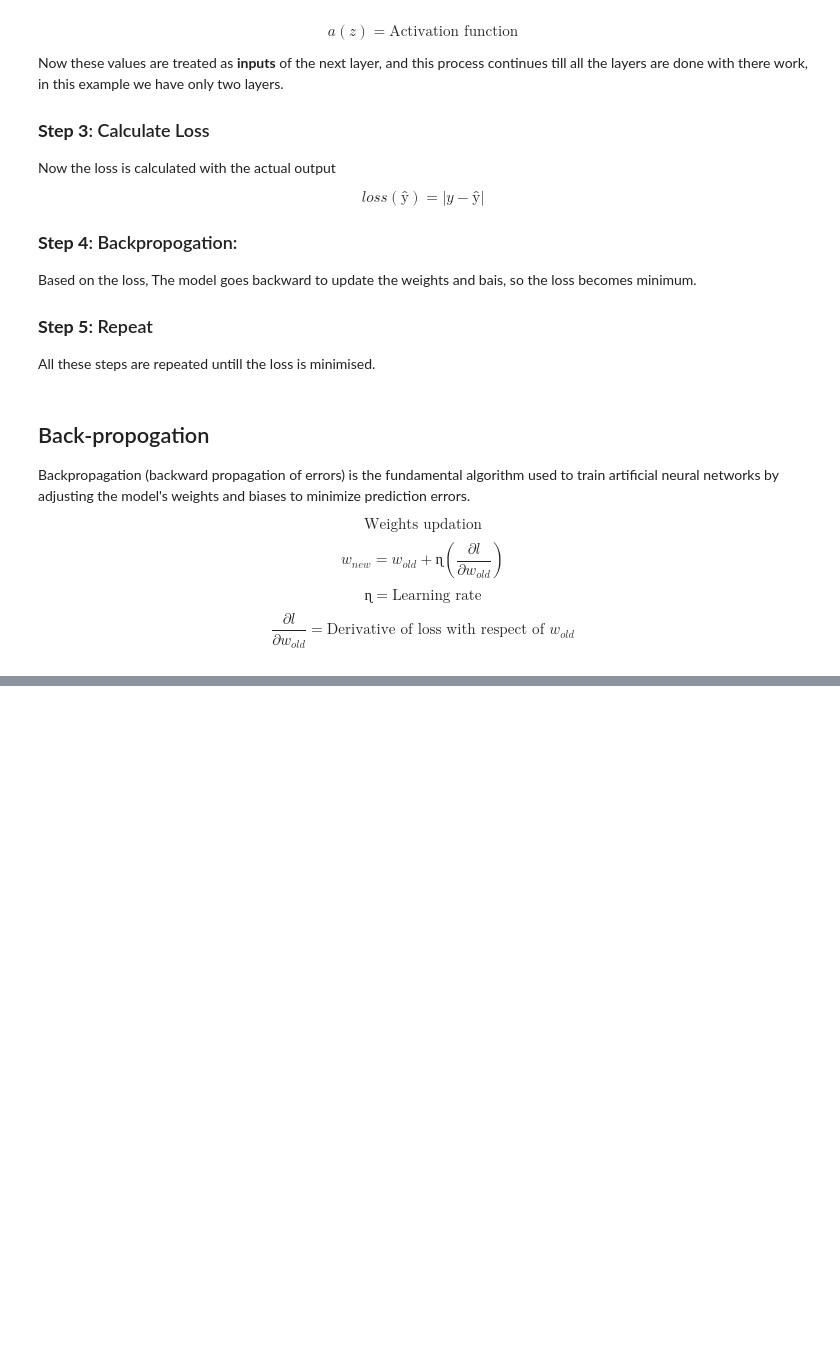
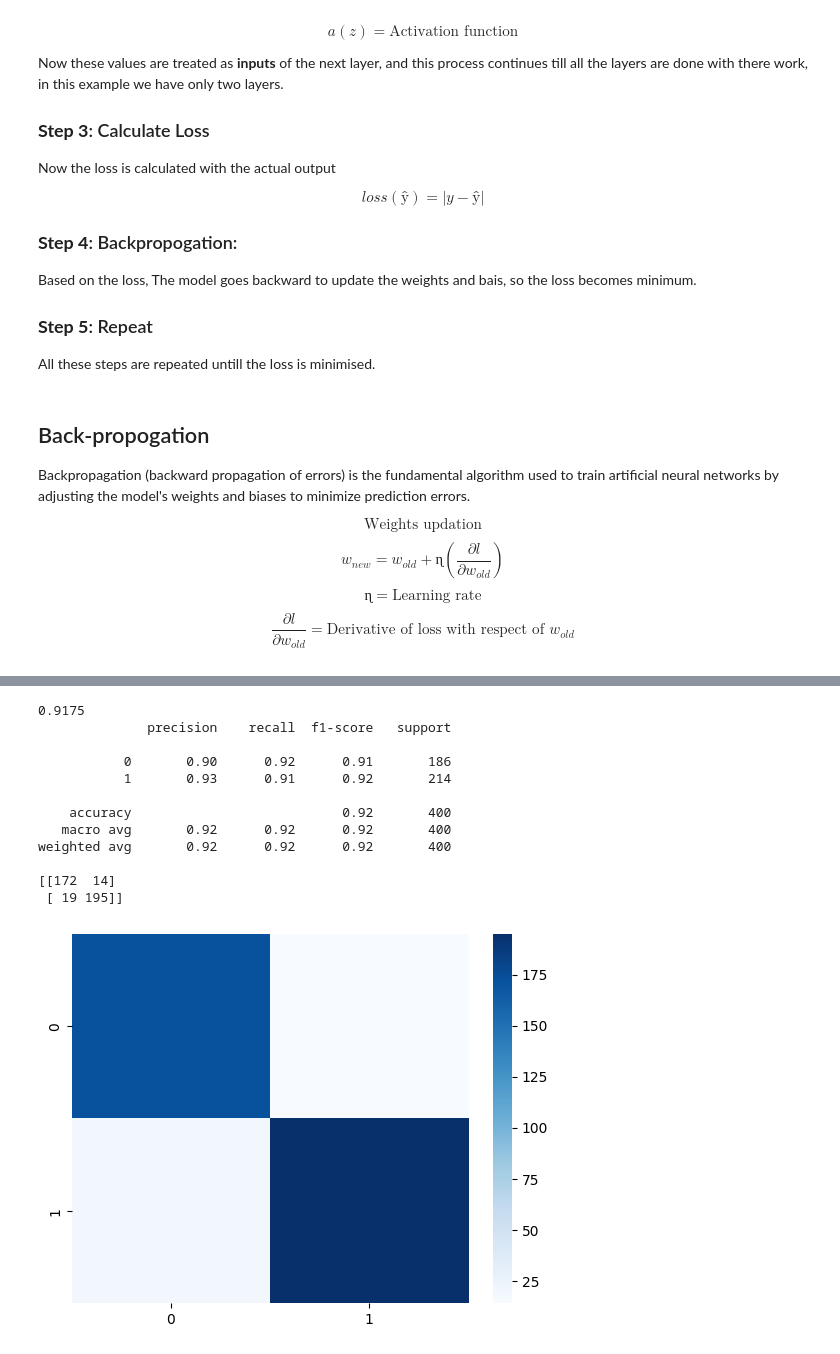
Before and after one commit to shivam-paul-19/Deep-learning, a Jupyter notebook: Artificial neural network/ann.ipynb, the cells around one changed output, grey strips where cells are left out. Cells and saved outputs as stored; diff of their text form; code cells hidden in the pictures; blank space fills up the shorter version.

```diff
--- a/Artificial neural network/ann.ipynb
+++ b/Artificial neural network/ann.ipynb
@@ -52,0 +112,8 @@ To deal with this problem, other activation functions are introduced.
+# %%
+# defining own learning rate
+
+opt = tf.keras.optimizers.Adam(learning_rate=0.01)
+# %%
+classifier.compile(optimizer=opt, loss='binary_crossentropy', metrics=['accuracy'])
+# %%
+model_hist = classifier.fit(X_train, y_train, validation_split=0.3, batch_size=10, epochs=50)
@@ -52,0 +138,4 @@ To deal with this problem, other activation functions are introduced.
+# %%
+y_pred = classifier.predict(X_test)
+y_pred = (y_pred > 0.5)
+y_pred
@@ -52,0 +161,23 @@ To deal with this problem, other activation functions are introduced.
+# %%
+from sklearn.metrics import accuracy_score, classification_report, confusion_matrix
+import seaborn as sns
+
+print(accuracy_score(y_pred=y_pred, y_true=y_test))
+print(classification_report(y_pred=y_pred, y_true=y_test))
+print(confusion_matrix(y_pred=y_pred, y_true=y_test))
+sns.heatmap(confusion_matrix(y_pred=y_pred, y_true=y_test), cmap='Blues')
+plt.show()
+# %% [output]
+0.9175
+              precision    recall  f1-score   support
+
+           0       0.90      0.92      0.91       186
+           1       0.93      0.91      0.92       214
+
+    accuracy                           0.92       400
+   macro avg       0.92      0.92      0.92       400
+weighted avg       0.92      0.92      0.92       400
+
+[[172  14]
+ [ 19 195]]
+[figure, added]
```
Also changed, not shown: parts of 12 cells of this notebook, 3 other files.
